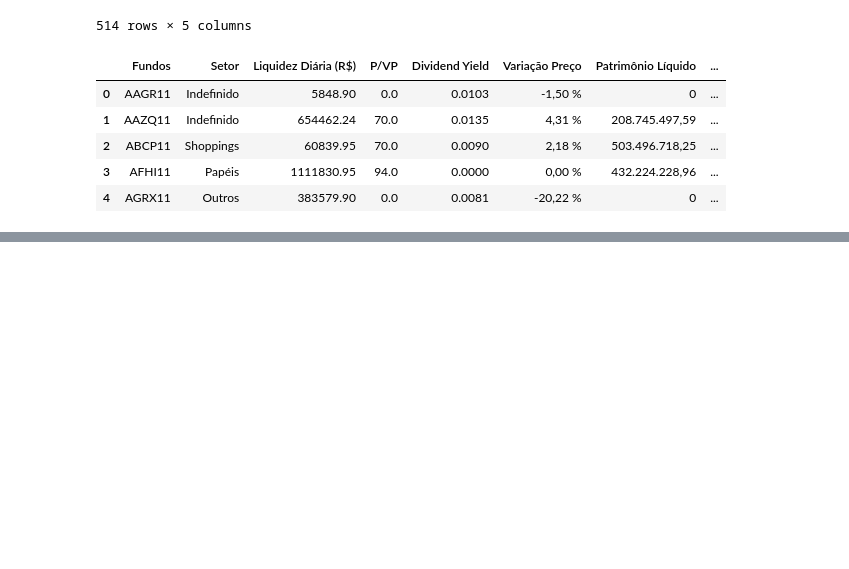
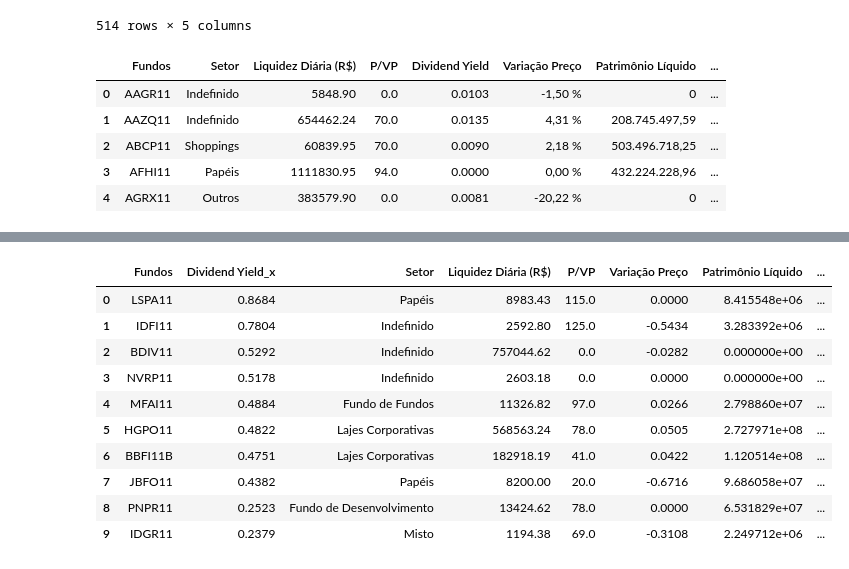
Before and after one commit to will787/fiis, a Jupyter notebook: colect_fiis.ipynb, the cells around one changed output, grey strips where cells are left out. Cells and saved outputs as stored; diff of their text form; code cells hidden in the pictures; blank space fills up the shorter version.

```diff
--- a/colect_fiis.ipynb
+++ b/colect_fiis.ipynb
@@ -178,0 +198,9 @@ df.to_csv('fiis.csv')
+# %%
+key_indicators = [
+    'Fundos',
+    'Setor',
+    'Dividend Yield',
+    'P/VP'
+]
+
+df_fiis = df[key_indicators]
@@ -178,0 +230,20 @@ df.to_csv('fiis.csv')
+# %%
+# Sort and select specific columns
+order_by_found = df_fiis.sort_values(by='Dividend Yield', ascending=False)[['Fundos', 'Dividend Yield']].reset_index(drop=True)
+order_by_found.head(10)
+
+df_all = order_by_found.merge(df, on='Fundos', how='left')
+df_all.drop(columns=['Dividend Yield_y'], inplace=True)
+df_all.head(10)
+# %% [output]
+|  | Fundos | Dividend Yield_x | Setor | Liquidez Diária (R$) | P/VP | Variação Preço | Patrimônio Líquido | ... |
+| 0 | LSPA11 | 0.8684 | Papéis | 8983.43 | 115.0 | 0.0000 | 8.415548e+06 | ... |
+| 1 | IDFI11 | 0.7804 | Indefinido | 2592.80 | 125.0 | -0.5434 | 3.283392e+06 | ... |
+| 2 | BDIV11 | 0.5292 | Indefinido | 757044.62 | 0.0 | -0.0282 | 0.000000e+00 | ... |
+| 3 | NVRP11 | 0.5178 | Indefinido | 2603.18 | 0.0 | 0.0000 | 0.000000e+00 | ... |
+| 4 | MFAI11 | 0.4884 | Fundo de Fundos | 11326.82 | 97.0 | 0.0266 | 2.798860e+07 | ... |
+| 5 | HGPO11 | 0.4822 | Lajes Corporativas | 568563.24 | 78.0 | 0.0505 | 2.727971e+08 | ... |
+| 6 | BBFI11B | 0.4751 | Lajes Corporativas | 182918.19 | 41.0 | 0.0422 | 1.120514e+08 | ... |
+| 7 | JBFO11 | 0.4382 | Papéis | 8200.00 | 20.0 | -0.6716 | 9.686058e+07 | ... |
+| 8 | PNPR11 | 0.2523 | Fundo de Desenvolvimento | 13424.62 | 78.0 | 0.0000 | 6.531829e+07 | ... |
+| 9 | IDGR11 | 0.2379 | Misto | 1194.38 | 69.0 | -0.3108 | 2.249712e+06 | ... |
```
Also changed, not shown: parts of 5 cells of this notebook.
